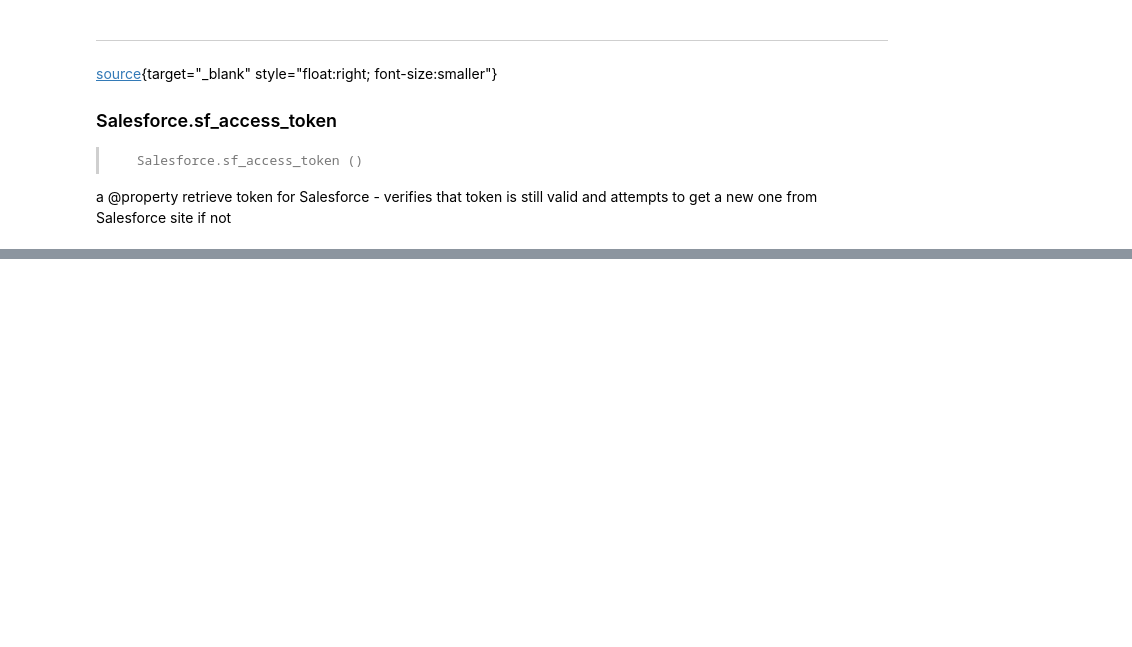
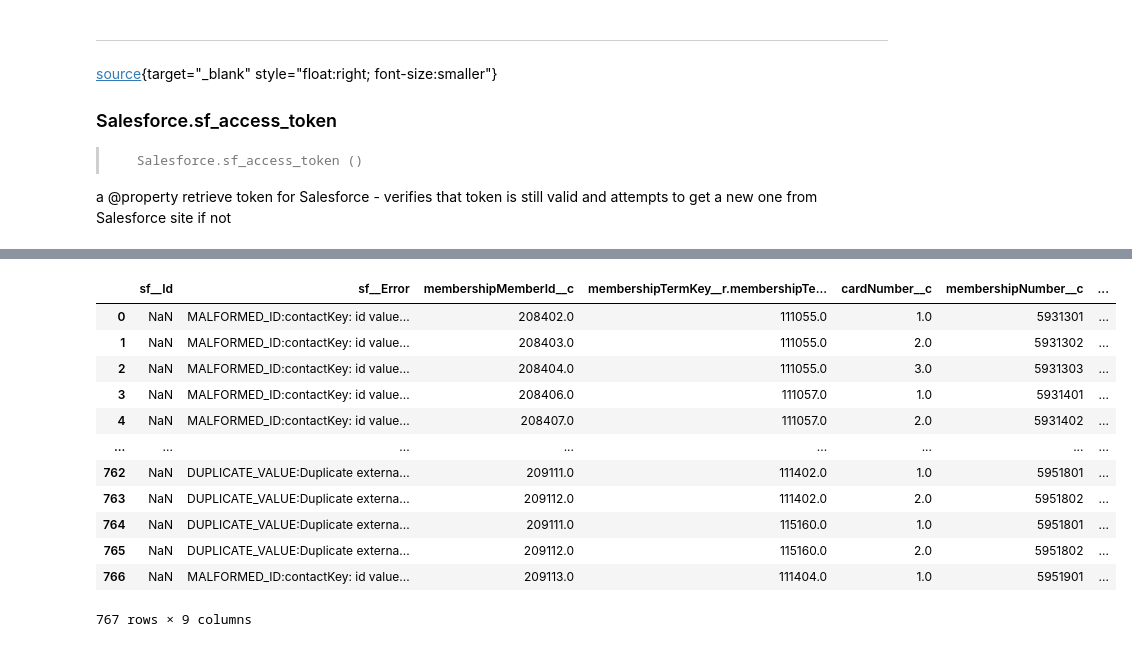
Before and after one commit to josephsmann/doubledot, a Jupyter notebook: crema_sf.ipynb, the cells around one changed output, grey strips where cells are left out. Saved outputs shown, nothing was run; the diff lists cells and outputs as text; code cells hidden in the pictures; blank space fills up the shorter version.

```diff
--- a/crema_sf.ipynb
+++ b/crema_sf.ipynb
@@ -535,5 +535,5 @@ Directory 'atms_download' already exists.
 # sf.delete_sf_objects('MembershipTerm__c')
 # sf.delete_sf_objects('MembershipMember__c')
 
-# atms = ATMS_api()
-# sf.atms = atms
+atms = ATMS_api()
+sf.atms = atms
@@ -547,0 +656,17 @@ Directory 'atms_download' already exists.
+# %%
+fail_df = pd.read_csv(io.StringIO(sf.failed_results().text), sep='\t' )
+fail_df
+# %% [output]
+|  | sf__Id | sf__Error | membershipMemberId__c | membershipTermKey__r.membershipTe... | cardNumber__c | membershipNumber__c | ... |
+| 0 | NaN | MALFORMED_ID:contactKey: id value... | 208402.0 | 111055.0 | 1.0 | 5931301 | ... |
+| 1 | NaN | MALFORMED_ID:contactKey: id value... | 208403.0 | 111055.0 | 2.0 | 5931302 | ... |
+| 2 | NaN | MALFORMED_ID:contactKey: id value... | 208404.0 | 111055.0 | 3.0 | 5931303 | ... |
+| 3 | NaN | MALFORMED_ID:contactKey: id value... | 208406.0 | 111057.0 | 1.0 | 5931401 | ... |
+| 4 | NaN | MALFORMED_ID:contactKey: id value... | 208407.0 | 111057.0 | 2.0 | 5931402 | ... |
+| ... | ... | ... | ... | ... | ... | ... | ... |
+| 762 | NaN | DUPLICATE_VALUE:Duplicate externa... | 209111.0 | 111402.0 | 1.0 | 5951801 | ... |
+| 763 | NaN | DUPLICATE_VALUE:Duplicate externa... | 209112.0 | 111402.0 | 2.0 | 5951802 | ... |
+| 764 | NaN | DUPLICATE_VALUE:Duplicate externa... | 209111.0 | 115160.0 | 1.0 | 5951801 | ... |
+| 765 | NaN | DUPLICATE_VALUE:Duplicate externa... | 209112.0 | 115160.0 | 2.0 | 5951802 | ... |
+| 766 | NaN | MALFORMED_ID:contactKey: id value... | 209113.0 | 111404.0 | 1.0 | 5951901 | ... |
+767 rows × 9 columns
```
Also changed, not shown: parts of 12 cells of this notebook, 6 other files.
